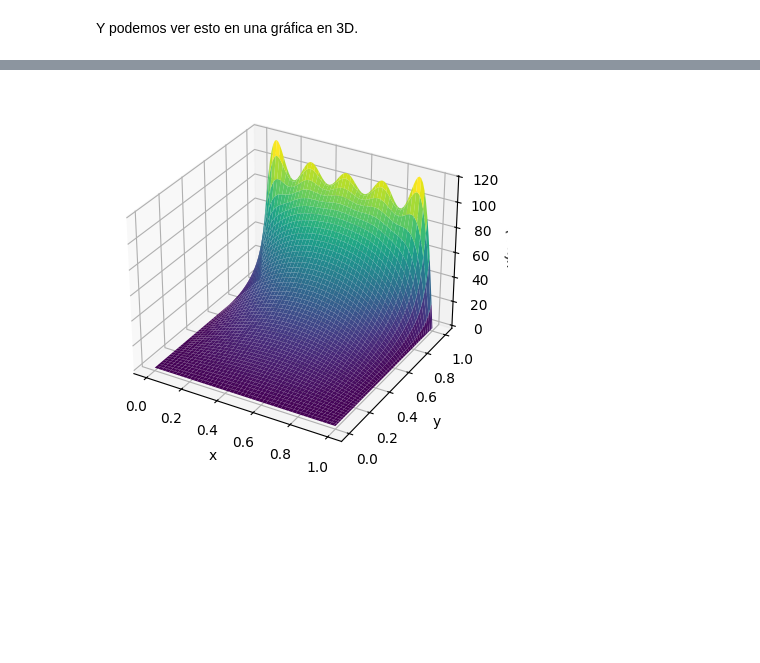
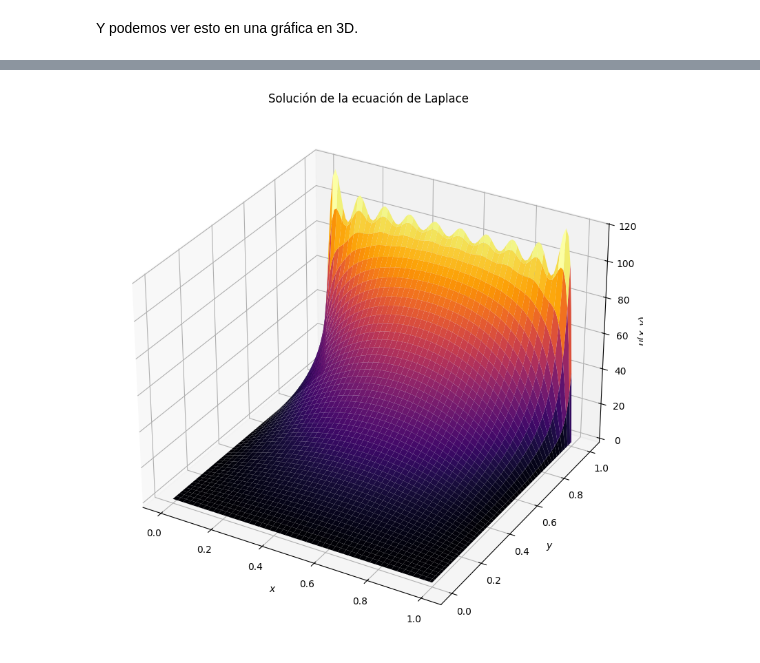
Before and after one commit to RafaelColin/EDP, a Jupyter notebook: Dirichlet.ipynb, the cells around one changed output, grey strips where cells are left out. Cells and saved outputs as stored; diff of their text form; code cells hidden in the pictures; blank space fills up the shorter version.

```diff
--- a/Dirichlet.ipynb
+++ b/Dirichlet.ipynb
@@ -39,8 +39,8 @@ Usamos una serie de Fourier para aproximar la condición inicial $u(x,b)=f(x)=10
 def u_0(x,N=20): # N es el número de armónicos
     f = zeros(len(x))
     for n in range(1,N):
-        f += (-1)**(n+1)*sin(n*pi*x)/(n)
-    return (2.0/pi)*f
+        f += (1-(-1)**(n)*sin(n*pi*x))/(n*pi*sinh(n*pi))
+    return (200)*f
 # %%
 f_n = u_0(x)
 plot(x,f_n,label='$f_N(x)$ con $N=20$')
@@ -122,26 +92,25 @@ ax.plot_surface(X, T, U, cmap="inferno"); #Otros colores:"viridis", "inferno", "
 # %%
-import numpy as np
-import matplotlib.pyplot as plt
+#%matplotlib notebook
 from mpl_toolkits.mplot3d import Axes3D
 
-def u(x, y, N=10):
-    total = 0
-    for n in range(1, N+1):
-        coeff = 200 * (1 - (-1)**n) / (n * np.pi * np.sinh(n * np.pi))
-        total += coeff * np.sin(n * np.pi * x) * np.sinh(n * np.pi * y)
-    return total
+x = linspace(0, 1.0, 100)
+y = linspace(0, 1.0, 100)
+X, Y = np.meshgrid(x, y)
 
-x = np.linspace(0, 1, 100)
-y = np.linspace(0, 1, 100)
-X, Y = np.meshgrid(x, y)
-Z = u(X, Y)
+U = zeros_like(X)
+for i in range(len(x)):
+    for j in range(len(y)):
+        U[j, i] = u_xy(array([x[i]]), y[j])[0]
 
-fig = plt.figure()
-ax = fig.add_subplot(111, projection='3d')
-ax.plot_surface(X, Y, Z, cmap='viridis')
-ax.set_xlabel('x')
-ax.set_ylabel('y')
-ax.set_zlabel('u(x,y)')
+fig = plt.figure(figsize=(12, 10))
+ax = fig.add_subplot(111, projection="3d")
+surf = ax.plot_surface(X, Y, U, cmap="inferno")  # Otros colores: "viridis", "plasma"
+
+ax.set_xlabel('$x$')
+ax.set_ylabel('$y$')
+ax.set_zlabel('$u(x,y)$')
+ax.set_title("Solución de la ecuación de Laplace")
+
 plt.show()
 # %% [output]
-[figure, old version]
+[figure, new version]
```
Also changed, not shown: parts of 9 cells of this notebook.
